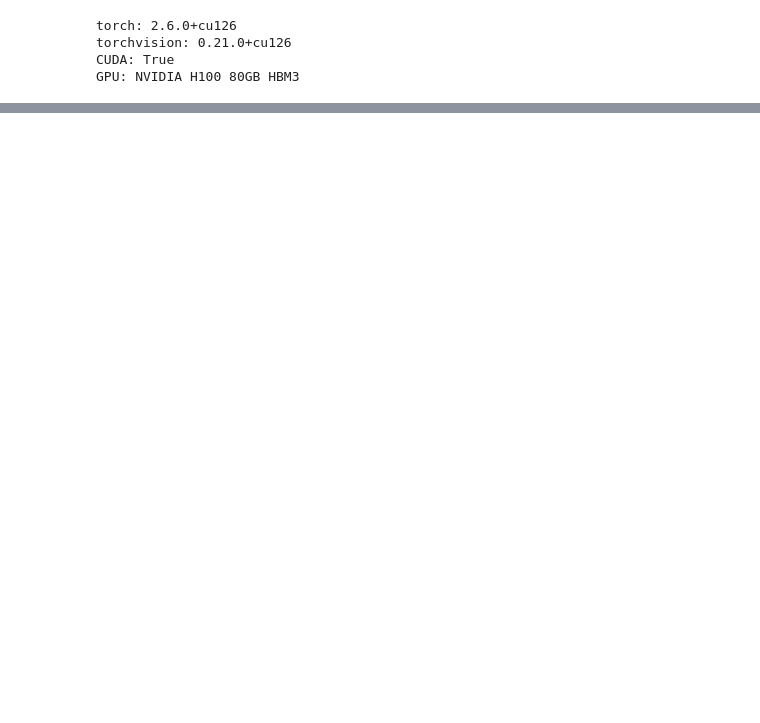
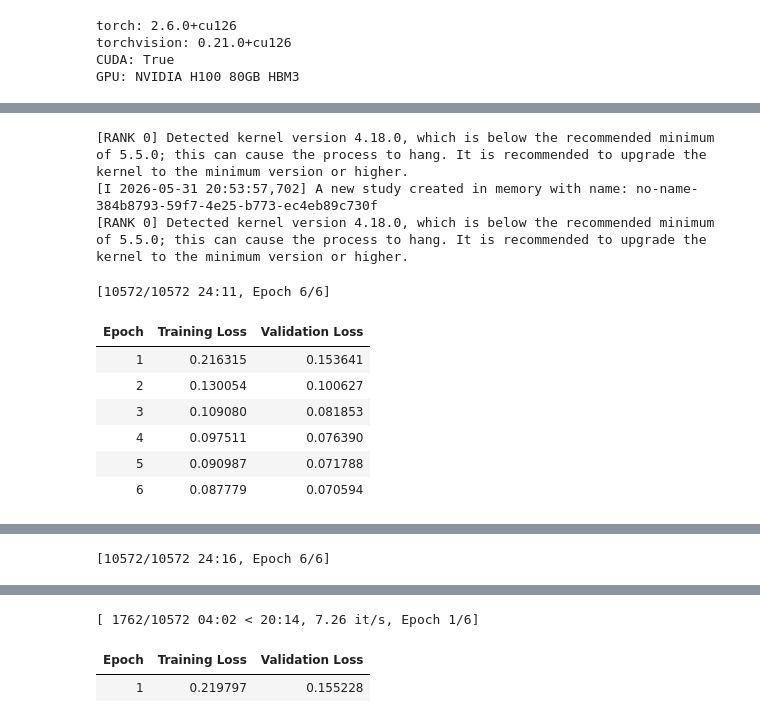
Before and after one commit to srijareddyk/NL2SQL, a Jupyter notebook: training.ipynb, the cells around one changed output, grey strips where cells are left out. Drawn from its saved outputs; the diff is of its cells as text; code cells hidden in the pictures; blank space fills up the shorter version.

```diff
--- a/training.ipynb
+++ b/training.ipynb
@@ -138,0 +169,76 @@ def compute_metrics(eval_pred):
+# %%
+import optuna
+
+_current_r = {'value': LORA_R}
+
+def model_init_hp():
+    return build_model(
+        r= _current_r['value'],
+        lora_alpha = _current_r['value'] * 2,
+    )
+
+def optuna_hp_space(trial):
+    r = trial.suggest_categorical('lora_r', [16, 32, 64])
+    _current_r['value'] = r
+    return {
+        'learning_rate':trial.suggest_float('learning_rate', 1e-4, 5e-4, log=True),
+        'per_device_train_batch_size': trial.suggest_categorical('per_device_train_batch_size', [16, 32]),
+        'weight_decay':trial.suggest_float('weight_decay', 0.0, 0.1),
+        'warmup_steps':trial.suggest_int('warmup_steps', 200, 1000, step=200),
+    }
+
+hp_args = Seq2SeqTrainingArguments(
+    output_dir= str(HP_DIR),
+    num_train_epochs= 6,#max per trial; Hyperband prunes most at epoch 2
+    per_device_train_batch_size = 32,
+    per_device_eval_batch_size  = 64,
+    bf16= torch.cuda.is_available(),
+    fp16= False,
+    eval_strategy= 'epoch',
+    save_strategy= 'no',
+    predict_with_generate= False,
+    logging_steps= 200,
+    report_to= 'none',
+)
+
+hp_trainer = Seq2SeqTrainer(
+    model_init= model_init_hp,
+    args= hp_args,
+    train_dataset= train_dataset,
+    eval_dataset= val_dataset,
+    processing_class = tokenizer,
+    compute_metrics= None,
+)
+
+best_run = hp_trainer.hyperparameter_search(
+    direction= 'minimize',#minimise val loss
+    backend= 'optuna',
+    hp_space= optuna_hp_space,
+    n_trials= 12,#reduced from 20
+    pruner= optuna.pruners.HyperbandPruner(
+        min_resource= 1,#prune after just 1 epoch if bad
+        max_resource= 6,
+        reduction_factor= 3,
+    ),
+)
+
+print('\nBest trial hyperparams:', best_run.hyperparameters)
+
+LR= best_run.hyperparameters.get('learning_rate',LR)
+BATCH_SIZE= best_run.hyperparameters.get('per_device_train_batch_size',BATCH_SIZE)
+WARMUP_STEPS = best_run.hyperparameters.get('warmup_steps',WARMUP_STEPS)
+LORA_R= best_run.hyperparameters.get('lora_r',LORA_R)
+LORA_ALPHA= LORA_R * 2
+print(f'Using: LR={LR}, BATCH={BATCH_SIZE}, WARMUP={WARMUP_STEPS}, r={LORA_R}, alpha={LORA_ALPHA}')
+# %% [output]
+[RANK 0] Detected kernel version 4.18.0, which is below the recommended minimum of 5.5.0; this can cause the process to hang. It is recommended to upgrade the kernel to the minimum version or higher.
+[I 2026-05-31 20:53:57,702] A new study created in memory with name: no-name-384b8793-59f7-4e25-b773-ec4eb89c730f
+[RANK 0] Detected kernel version 4.18.0, which is below the recommended minimum of 5.5.0; this can cause the process to hang. It is recommended to upgrade the kernel to the minimum version or higher.
+[10572/10572 24:11, Epoch 6/6]
+| Epoch | Training Loss | Validation Loss |
+| 1 | 0.216315 | 0.153641 |
+| 2 | 0.130054 | 0.100627 |
+| 3 | 0.109080 | 0.081853 |
+| 4 | 0.097511 | 0.076390 |
+| 5 | 0.090987 | 0.071788 |
+| 6 | 0.087779 | 0.070594 |
@@ -138,0 +247 @@ def compute_metrics(eval_pred):
+[10572/10572 24:16, Epoch 6/6]
@@ -138,0 +257,3 @@ def compute_metrics(eval_pred):
+[ 1762/10572 04:02 < 20:14, 7.26 it/s, Epoch 1/6]
+| Epoch | Training Loss | Validation Loss |
+| 1 | 0.219797 | 0.155228 |
```
Also changed, not shown: parts of 11 cells of this notebook.
